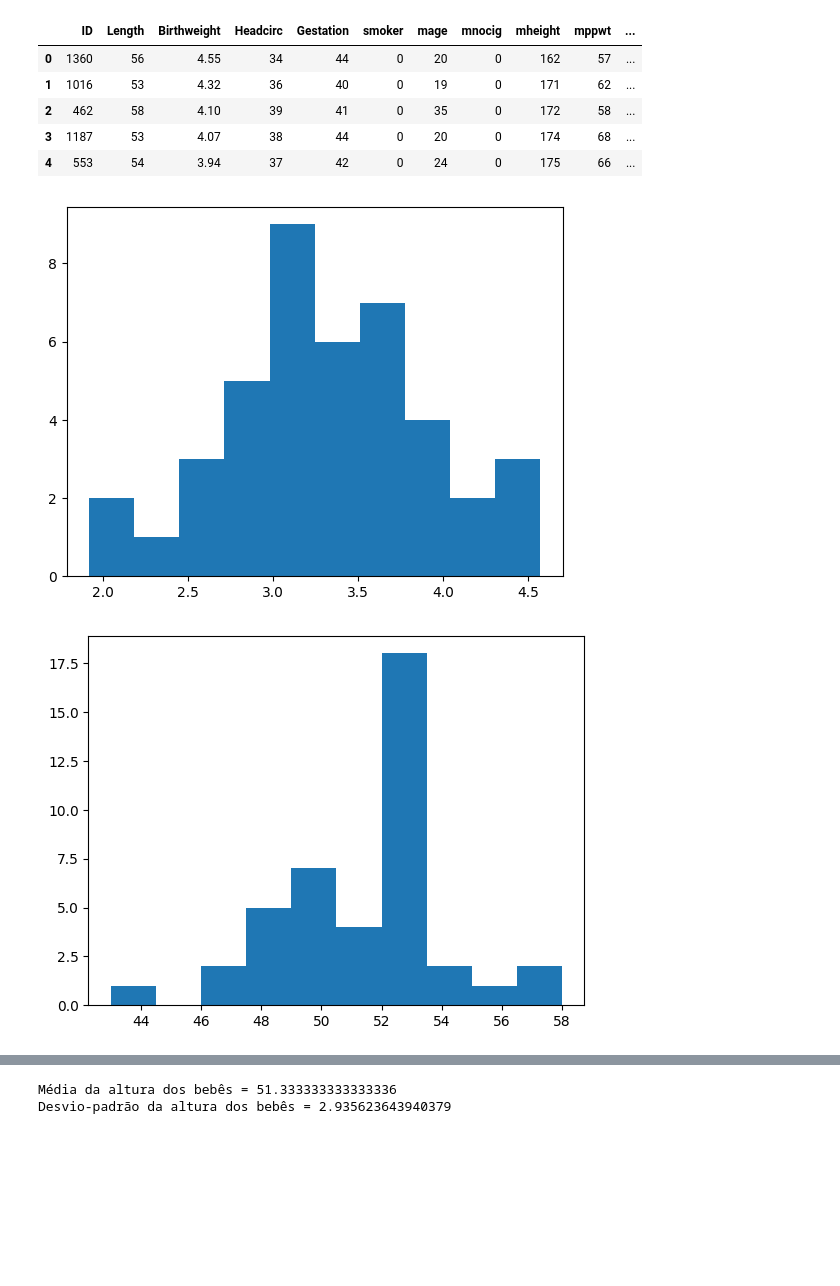
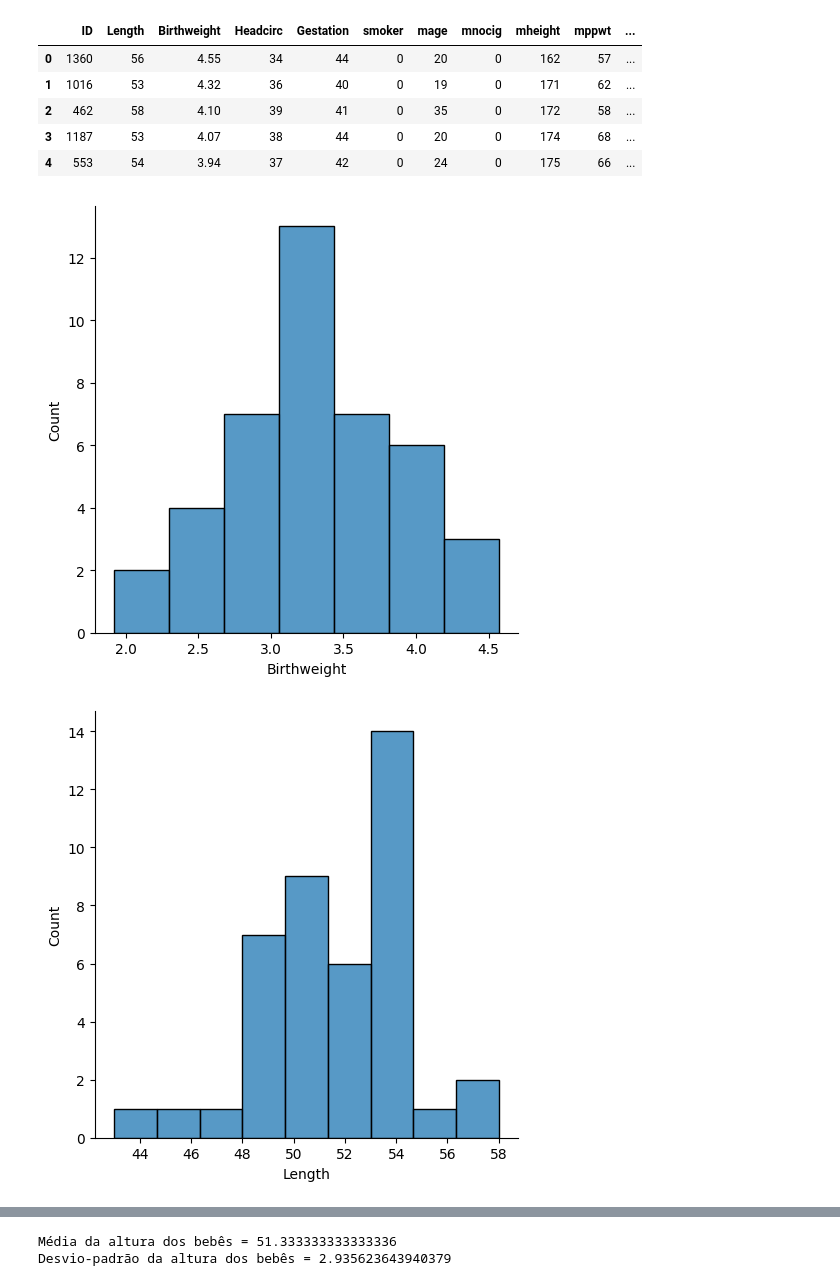
Before and after one commit to gustavogzr/univesp_disciplinas, a Jupyter notebook: Mineracao_Dados/Semana03.ipynb, the cells around one changed output, grey strips where cells are left out. Saved outputs shown, nothing was run; the diff lists cells and outputs as text; code cells hidden in the pictures; blank space fills up the shorter version.

```diff
--- a/Mineracao_Dados/Semana03.ipynb
+++ b/Mineracao_Dados/Semana03.ipynb
@@ -18,15 +19,15 @@ df_birth.head()
 | 4 | 553 | 54 | 3.94 | 37 | 42 | 0 | 24 | 0 | 175 | 66 | ... |
 # %%
 # Fazer histograma com a variável "Birthweight"
-plt.hist(df_birth['Birthweight'])
+sns.displot(df_birth['Birthweight'])
 plt.show()
 # %% [output]
-[figure, old version]
+[figure, new version]
 # %%
 # Fazer histograma com a variável "Length"
-plt.hist(df_birth['Length'])
+sns.displot(df_birth['Length'])
 plt.show()
 # %% [output]
-[figure, old version]
+[figure, new version]
 # %%
 # Construir gráfico de setores das mães que fumam (smoker)
```
Also changed, not shown: parts of 15 cells of this notebook, 1 other file.
